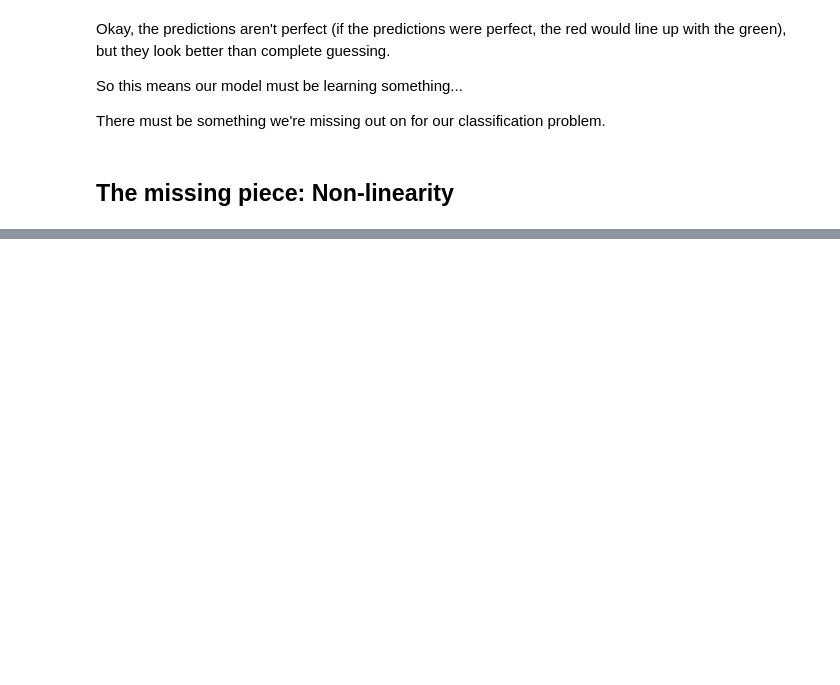
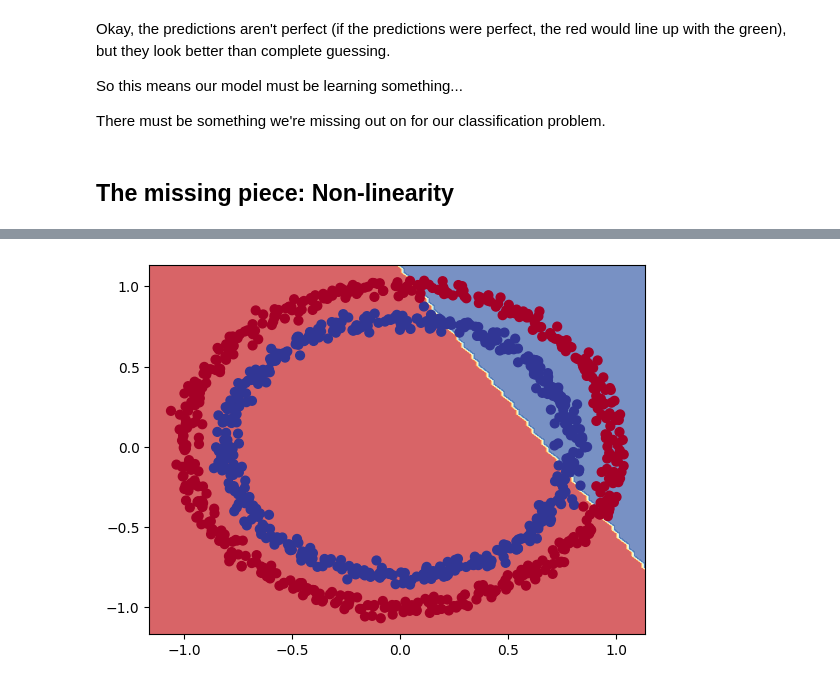
Before and after one commit to Luciano-C/Deep-Learning-Course-Daniel-Bourke, a Jupyter notebook: 02_classification.ipynb, the cells around one changed output, grey strips where cells are left out. Cells and saved outputs as stored; diff of their text form; code cells hidden in the pictures; blank space fills up the shorter version.

```diff
--- a/02_classification.ipynb
+++ b/02_classification.ipynb
@@ -302,0 +352,13 @@ There must be something we're missing out on for our classification problem.
+# %%
+# Create model with non-linear activation
+model_5 = tf.keras.Sequential([
+    tf.keras.layers.Dense(1, activation=tf.keras.activations.relu)
+])
+
+# Compile model (typing tf.keras.optimizers.Adam() allows to set up parameters)
+model_5.compile(loss='binary_crossentropy',
+               optimizer=tf.keras.optimizers.Adam(learning_rate=0.001),
+               metrics=['accuracy'])
+
+# Fit the model
+history = model_5.fit(X, Y, epochs=100)
@@ -302,0 +383,4 @@ There must be something we're missing out on for our classification problem.
+# %%
+# Check the decision boundary
+plot_decision_boundary(model=model_5, X=X, y=Y)
+# %% [output]
@@ -302,0 +389 @@ There must be something we're missing out on for our classification problem.
+[figure, added]
```
Also changed, not shown: parts of 33 cells of this notebook.
